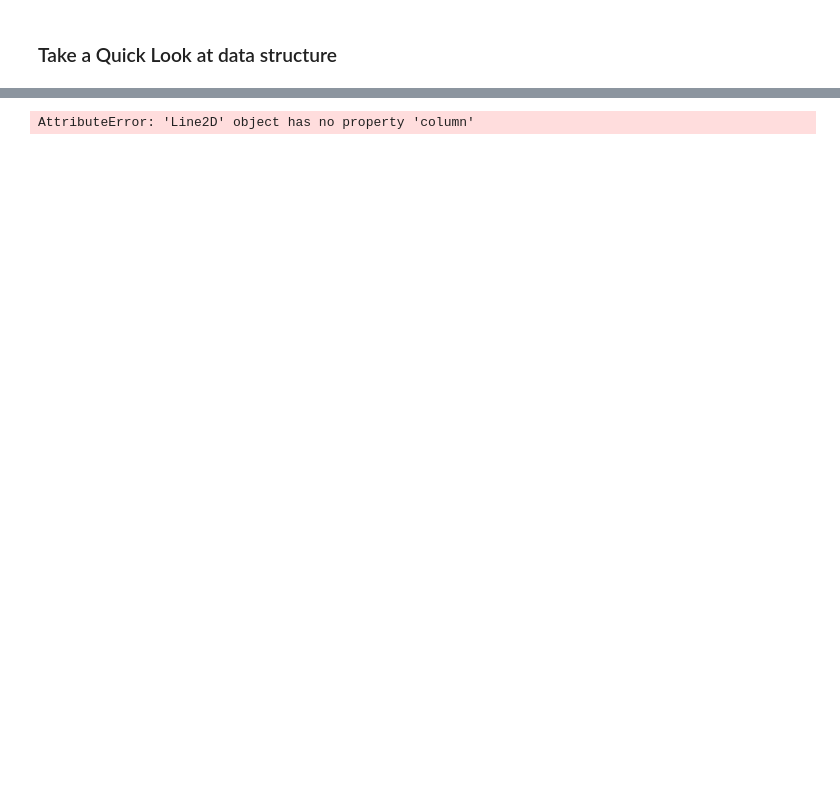
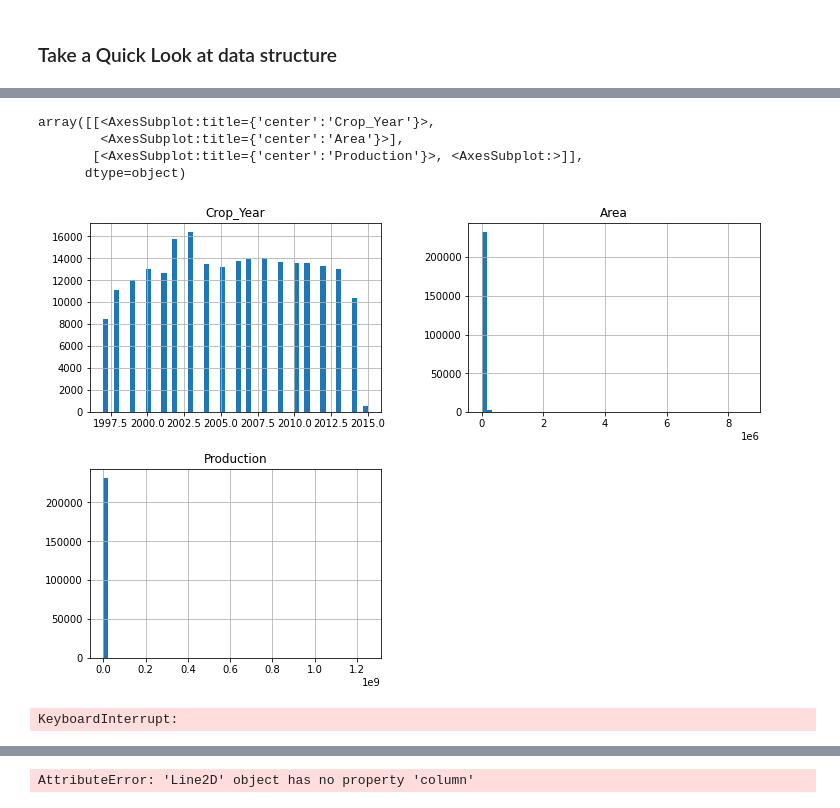
Before and after one commit to rtjohnson12/krshi, a Jupyter notebook: notebooks/EDA.ipynb, the cells around one changed output, grey strips where cells are left out. Drawn from its saved outputs; the diff is of its cells as text; code cells hidden in the pictures; blank space fills up the shorter version.

```diff
--- a/notebooks/EDA.ipynb
+++ b/notebooks/EDA.ipynb
@@ -5,15 +9,13 @@ import pandas as pd
 import geopandas as gpd
 import numpy as np
 import matplotlib.pyplot as plt
-% matplotlib inline
+%matplotlib inline
 
 # read crop data
 df = pd.read_csv('../data/crop_production.csv')
 
 # read shape file
 shp_gdf = gpd.read_file('../data/Indian_states.shp').rename(columns = {'st_nm' : 'State_Name'})
+df = shp_gdf.set_index('State_Name').join(df.set_index('State_Name')).reset_index()
 # %% [markdown]
 ### Take a Quick Look at data structure
-# %%
-merged = shp_gdf.set_index('State_Name').join(df.set_index('State_Name')).reset_index()
-merged.head()
@@ -79,0 +32,15 @@ plot_df.head()
+# %%
+df.hist(bins = 50, figsize = (12, 8))
+# %% [output]
+array([[<AxesSubplot:title={'center':'Crop_Year'}>,
+        <AxesSubplot:title={'center':'Area'}>],
+       [<AxesSubplot:title={'center':'Production'}>, <AxesSubplot:>]],
+      dtype=object)
+[figure, added]
+# %%
+fig, ax = plt.subplots(1, figsize = (12, 12))
+ax.axis('off')
+ax.set_title('Crop Production in India', fontdict = {'fontsize':'15', 'fontweight':'3'})
+fig = df.plot(column = 'Production', cmap = 'RdYlGn', linewidth = 0.5, ax = ax, edgecolor = '0.2', legend = True)
+# %% [output]
+KeyboardInterrupt:
```
Also changed, not shown: parts of 11 cells of this notebook.
